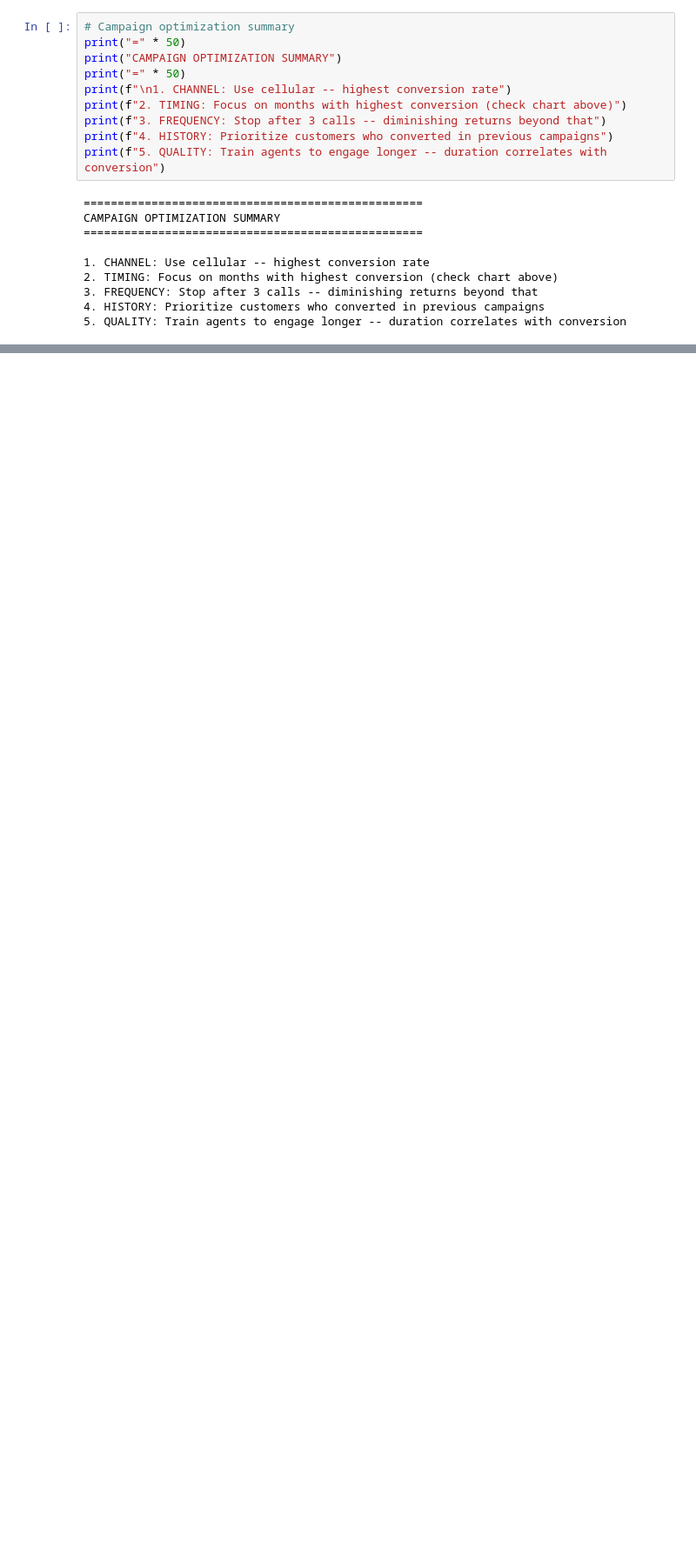
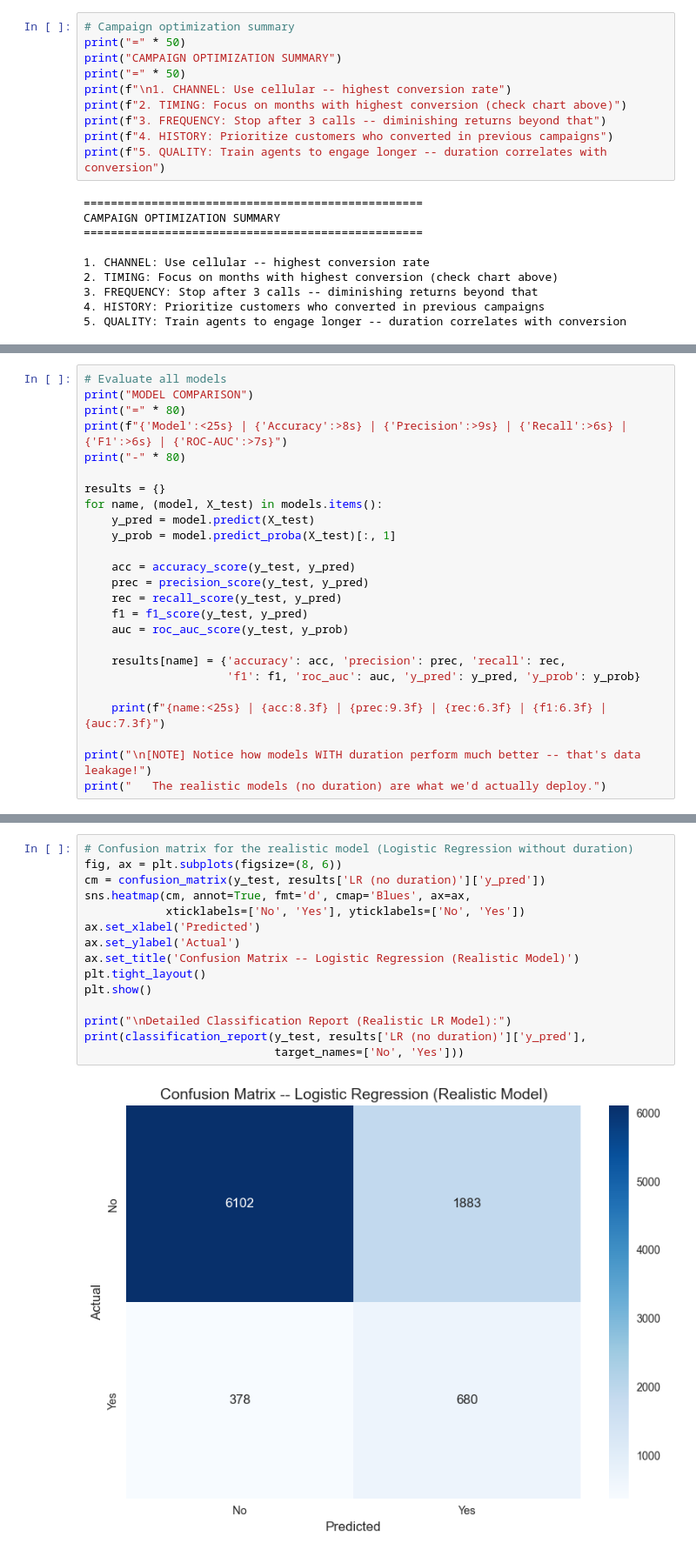
Before and after one commit to agrani1411/marketanalysis, a Jupyter notebook: Marketing_ROI_Analysis.ipynb, the cells around one changed output, grey strips where cells are left out. Shown at 87% size. Drawn from its saved outputs; the diff is of its cells as text; blank space fills up the shorter version.

```diff
--- a/Marketing_ROI_Analysis.ipynb
+++ b/Marketing_ROI_Analysis.ipynb
@@ -664,0 +744,25 @@ CAMPAIGN OPTIMIZATION SUMMARY
+# %%
+# Evaluate all models
+print("MODEL COMPARISON")
+print("=" * 80)
+print(f"{'Model':<25s} | {'Accuracy':>8s} | {'Precision':>9s} | {'Recall':>6s} | {'F1':>6s} | {'ROC-AUC':>7s}")
+print("-" * 80)
+
+results = {}
+for name, (model, X_test) in models.items():
+    y_pred = model.predict(X_test)
+    y_prob = model.predict_proba(X_test)[:, 1]
+
+    acc = accuracy_score(y_test, y_pred)
+    prec = precision_score(y_test, y_pred)
+    rec = recall_score(y_test, y_pred)
+    f1 = f1_score(y_test, y_pred)
+    auc = roc_auc_score(y_test, y_prob)
+
+    results[name] = {'accuracy': acc, 'precision': prec, 'recall': rec,
+                     'f1': f1, 'roc_auc': auc, 'y_pred': y_pred, 'y_prob': y_prob}
+
+    print(f"{name:<25s} | {acc:8.3f} | {prec:9.3f} | {rec:6.3f} | {f1:6.3f} | {auc:7.3f}")
+
+print("\n[NOTE] Notice how models WITH duration perform much better -- that's data leakage!")
+print("   The realistic models (no duration) are what we'd actually deploy.")
@@ -664,0 +804,17 @@ CAMPAIGN OPTIMIZATION SUMMARY
+# %%
+# Confusion matrix for the realistic model (Logistic Regression without duration)
+fig, ax = plt.subplots(figsize=(8, 6))
+cm = confusion_matrix(y_test, results['LR (no duration)']['y_pred'])
+sns.heatmap(cm, annot=True, fmt='d', cmap='Blues', ax=ax,
+            xticklabels=['No', 'Yes'], yticklabels=['No', 'Yes'])
+ax.set_xlabel('Predicted')
+ax.set_ylabel('Actual')
+ax.set_title('Confusion Matrix -- Logistic Regression (Realistic Model)')
+plt.tight_layout()
+plt.show()
+
+print("\nDetailed Classification Report (Realistic LR Model):")
+print(classification_report(y_test, results['LR (no duration)']['y_pred'],
+                            target_names=['No', 'Yes']))
+# %% [output]
+[figure, added]
```
Also changed, not shown: parts of 8 cells of this notebook, 1 other file.
